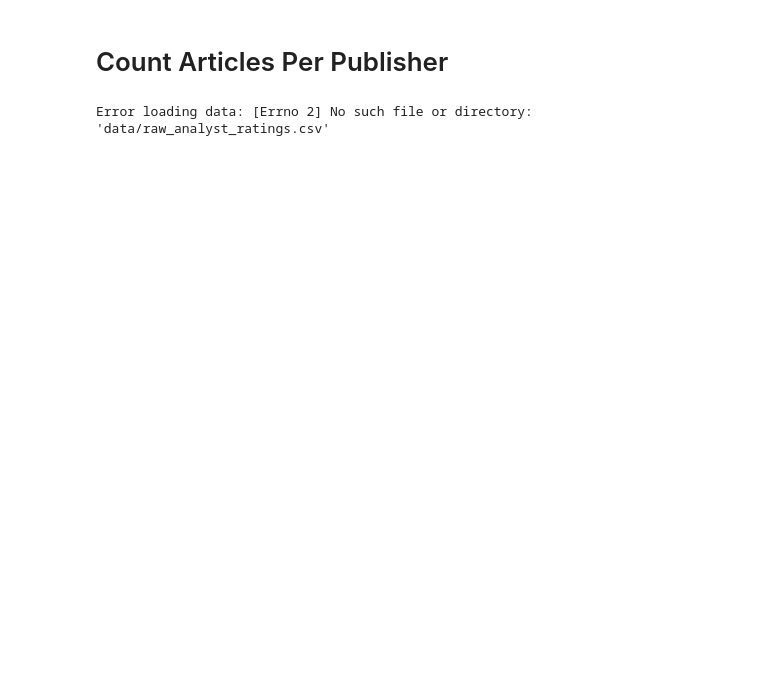
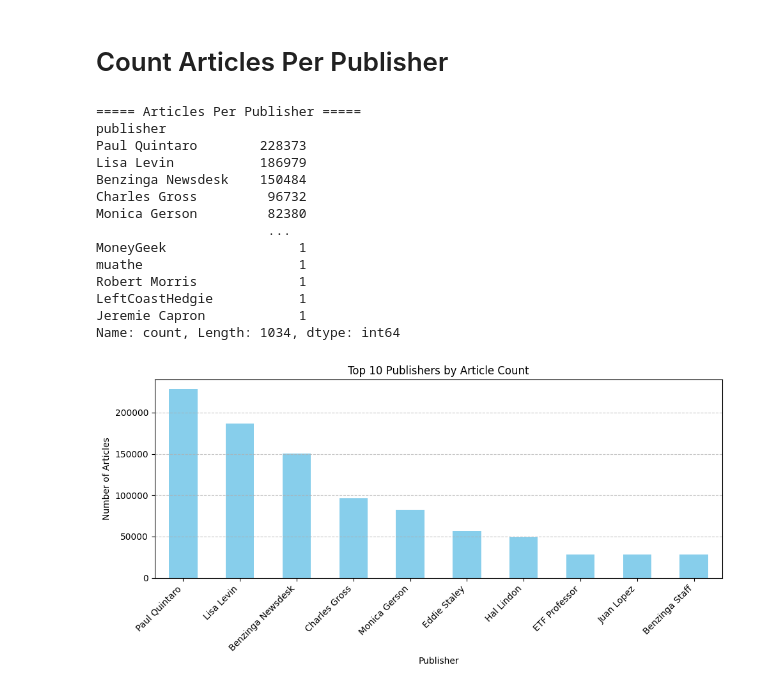
Before and after one commit to Hakima-Muktar/NovaFinancialSolutions, a Jupyter notebook: notebook/Demo.ipynb, the cells around one changed output. Cells and saved outputs as stored; diff of their text form; code cells hidden in the pictures; blank space fills up the shorter version.

```diff
--- a/notebook/Demo.ipynb
+++ b/notebook/Demo.ipynb
@@ -22,20 +37,16 @@ def load_data(file_path):
 # Headline Length Statistics
 # %%
 def headline_length_stats(df):
-    """
-    Calculate and print headline length statistics.
-    Adds: headline_length_chars, headline_length_words
-    """
+
     if 'headline' not in df.columns:
-        print("❌ Error: 'headline' column not found in DataFrame!")
-        return
-
+        print(" Error: 'headline' column not found in DataFrame!")
+        return df
     df['headline_length_chars'] = df['headline'].astype(str).apply(len)
     df['headline_length_words'] = df['headline'].astype(str).apply(lambda x: len(x.split()))
-
-    print("===== Headline Length (Characters) =====")
+    print("===== Headline Length Statistics =====")
+    print("Characters:")
     print(df['headline_length_chars'].describe())
-    print("\n===== Headline Length (Words) =====")
+    print("\nWords:")
     print(df['headline_length_words'].describe())
-
     return df
+df = headline_length_stats(df)
@@ -42,33 +71,41 @@ def headline_length_stats(df):
 # %% [markdown]
 # Count Articles Per Publisher
 # %%
+
+
 def count_articles_per_publisher(df):
-    """
-    Count the number of articles published by each publisher.
-    Returns value counts and shows a bar plot.
-    """
+
     if 'publisher' not in df.columns:
-        print("❌ Error: 'publisher' column missing!")
-        return
-
+        print("❌ Error: 'publisher' column missing in DataFrame!")
+        return None
     publisher_counts = df['publisher'].value_counts()
     print("===== Articles Per Publisher =====")
     print(publisher_counts)
-
-    # Plot
     plt.figure(figsize=(10, 5))
-    publisher_counts.head(10).plot(kind='bar')
+    publisher_counts.head(10).plot(kind='bar', color='skyblue')
     plt.title("Top 10 Publishers by Article Count")
     plt.xlabel("Publisher")
     plt.ylabel("Number of Articles")
-    plt.xticks(rotation=45)
+    plt.xticks(rotation=45, ha='right')
+    plt.grid(axis='y', linestyle='--', alpha=0.7)
     plt.tight_layout()
     plt.show()
 
     return publisher_counts
-
-df = load_data('data/raw_analyst_ratings.csv')
- #df = headline_length_stats(df)
-#publisher_counts = count_articles_per_publisher(df)
+publisher_counts = count_articles_per_publisher(df)
 # %% [output]
-Error loading data: [Errno 2] No such file or directory: 'data/raw_analyst_ratings.csv'
+===== Articles Per Publisher =====
+publisher
+Paul Quintaro        228373
+Lisa Levin           186979
+Benzinga Newsdesk    150484
+Charles Gross         96732
+Monica Gerson         82380
+                      ...
+MoneyGeek                 1
+muathe                    1
+Robert Morris             1
+LeftCoastHedgie           1
+Jeremie Capron            1
+Name: count, Length: 1034, dtype: int64
+[figure, added]
```
Also changed, not shown: parts of 3 cells of this notebook.
